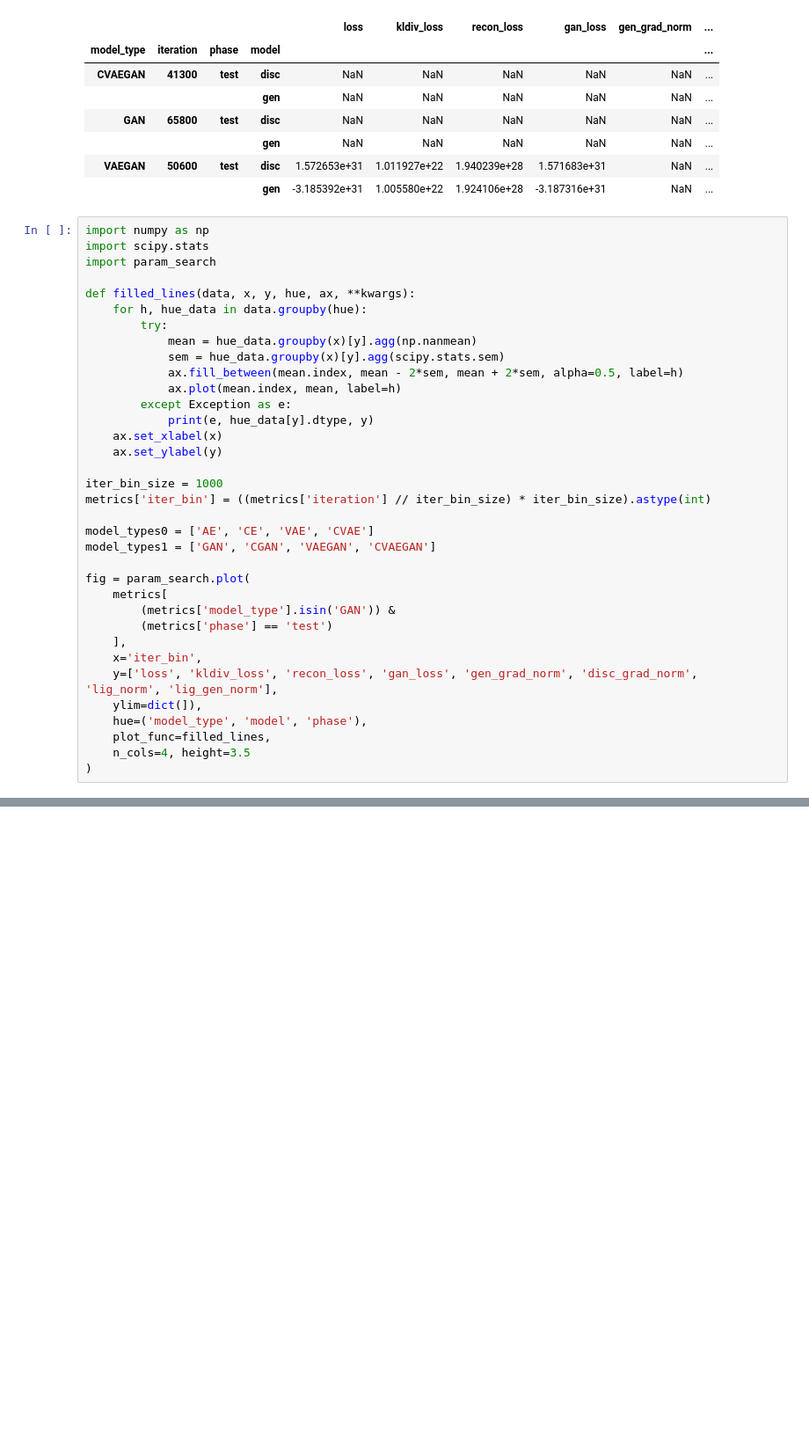
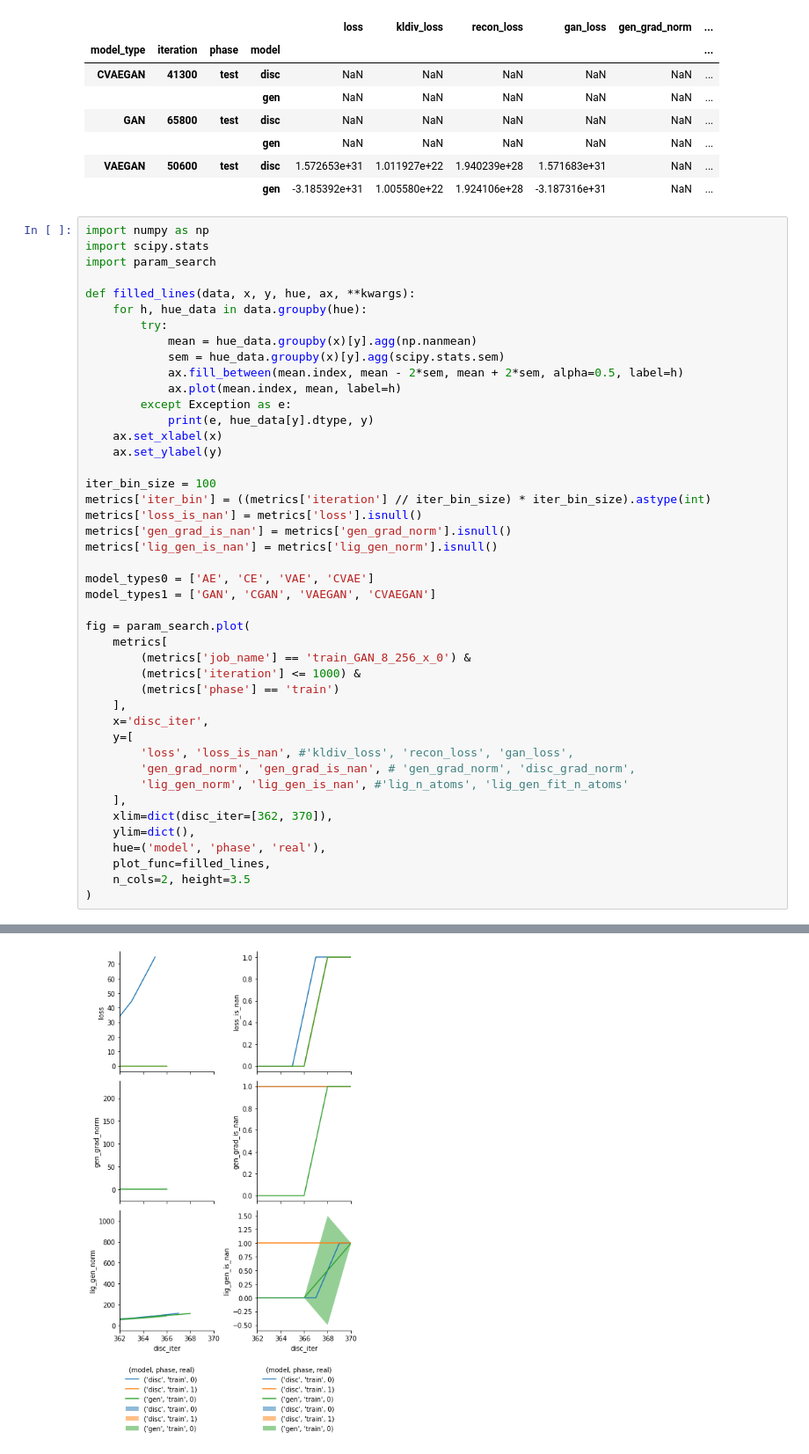
Before and after one commit to mattragoza/ipython-notebooks, a Jupyter notebook: torch_training.ipynb, the cells around one changed output, grey strips where cells are left out. Shown: that part at 88% size. Drawn from its saved outputs; the diff is of its cells as text; blank space fills up the shorter version.

```diff
--- a/torch_training.ipynb
+++ b/torch_training.ipynb
@@ -416,22 +421,31 @@ def filled_lines(data, x, y, hue, ax, **kwargs):
     ax.set_xlabel(x)
     ax.set_ylabel(y)
 
-iter_bin_size = 1000
+iter_bin_size = 100
 metrics['iter_bin'] = ((metrics['iteration'] // iter_bin_size) * iter_bin_size).astype(int)
+metrics['loss_is_nan'] = metrics['loss'].isnull()
+metrics['gen_grad_is_nan'] = metrics['gen_grad_norm'].isnull()
+metrics['lig_gen_is_nan'] = metrics['lig_gen_norm'].isnull()
 
 model_types0 = ['AE', 'CE', 'VAE', 'CVAE']
 model_types1 = ['GAN', 'CGAN', 'VAEGAN', 'CVAEGAN']
 
 fig = param_search.plot(
     metrics[
-        (metrics['model_type'].isin('GAN')) &
-        (metrics['phase'] == 'test')
+        (metrics['job_name'] == 'train_GAN_8_256_x_0') &
+        (metrics['iteration'] <= 1000) &
+        (metrics['phase'] == 'train')
     ],
-    x='iter_bin',
-    y=['loss', 'kldiv_loss', 'recon_loss', 'gan_loss', 'gen_grad_norm', 'disc_grad_norm', 'lig_norm', 'lig_gen_norm'],
-    ylim=dict(]),
-    hue=('model_type', 'model', 'phase'),
+    x='disc_iter',
+    y=[
+        'loss', 'loss_is_nan', #'kldiv_loss', 'recon_loss', 'gan_loss',
+        'gen_grad_norm', 'gen_grad_is_nan', # 'gen_grad_norm', 'disc_grad_norm',
+        'lig_gen_norm', 'lig_gen_is_nan', #'lig_n_atoms', 'lig_gen_fit_n_atoms'
+    ],
+    xlim=dict(disc_iter=[362, 370]),
+    ylim=dict(),
+    hue=('model', 'phase', 'real'),
     plot_func=filled_lines,
-    n_cols=4, height=3.5
+    n_cols=2, height=3.5
 )
 # %% [output]
@@ -438,0 +457 @@ SyntaxError: invalid syntax (<ipython-input-196-614e6131cfc0>, line 30)
+[figure, added]
```
Also changed, not shown: parts of 10 cells of this notebook.
